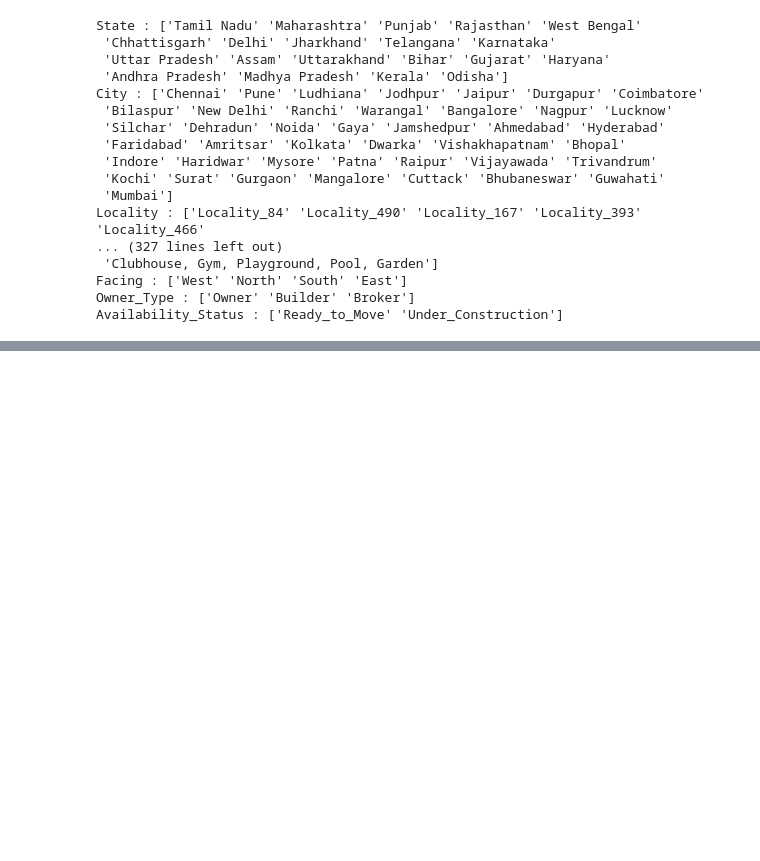
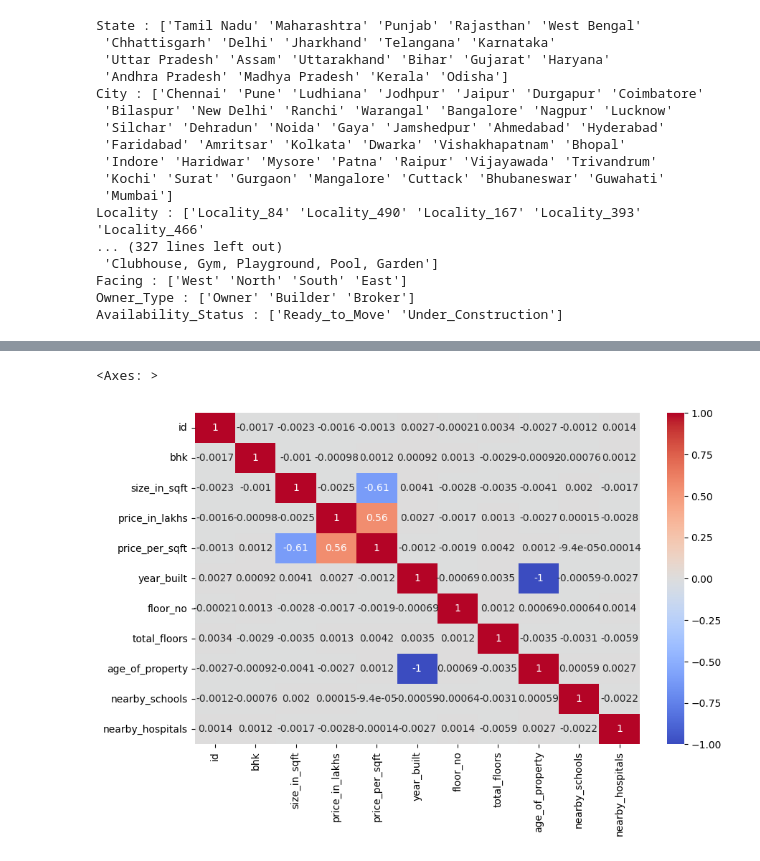
Before and after one commit to prashant-210110/programs, a Jupyter notebook: house pricing pro/hosepricing.ipynb, the cells around one changed output, grey strips where cells are left out. Saved outputs shown, nothing was run; the diff lists cells and outputs as text; code cells hidden in the pictures; blank space fills up the shorter version.

```diff
--- a/house pricing pro/hosepricing.ipynb
+++ b/house pricing pro/hosepricing.ipynb
@@ -83,3 +112,18 @@ df.columns.value_counts().sum()
 #having 23 columns
 # %% [output]
 np.int64(23)
+# %%
+multi_cols = ["amenities"]
+# %%
+# Function to count items only if >1
+def count_if_multiple(cell):
+    if pd.isna(cell) or cell.strip().lower() == "none":
+        return 0
+    items = [x.strip() for x in cell.split(",")]
+    return len(items) if len(items) > 1 else cell  # keep single values unchanged
+
+# Apply only to the specified multi_cols
+for col in multi_cols:
+    df[col] = df[col].apply(count_if_multiple)
+
+print(df.T)  # transpose for readability
@@ -184,3 +297,9 @@ Availability_Status : ['Ready_to_Move' 'Under_Construction']
+# %%
+plt.figure(figsize=(10,6))
+sns.heatmap(df[num_cols].corr(),annot=True,cmap="coolwarm")
+# %% [output]
+<Axes: >
+[figure, added]
 # %%
 df.columns
 # %% [output]
```
Also changed, not shown: parts of 66 cells of this notebook, 7 other files.
